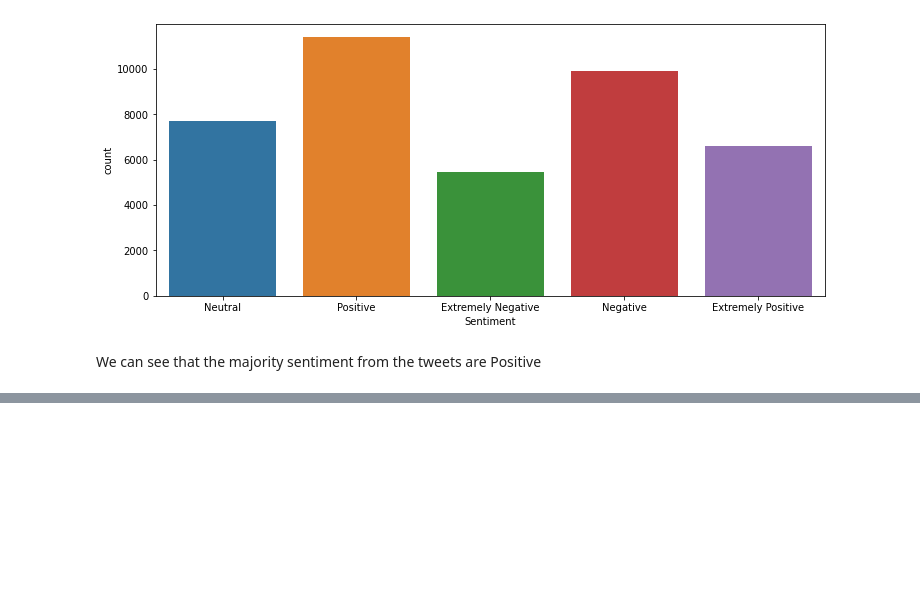
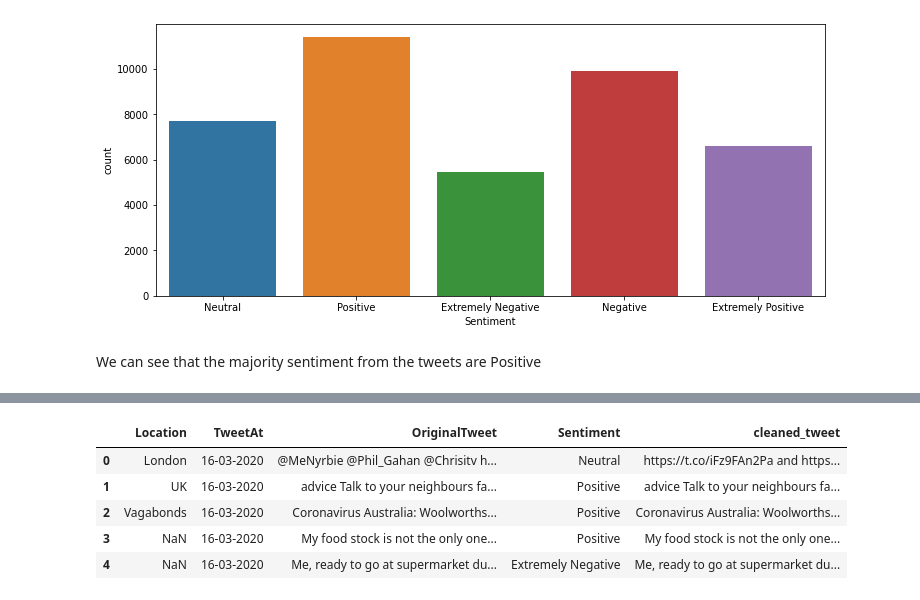
Before and after one commit to Nakulpradeep94/Coronavirus-Tweet-Sentiment-Analysis, a Jupyter notebook: Coronavirus_Tweet_Sentiment_Analysis_Capstone_Project.ipynb, the cells around one changed output, grey strips where cells are left out. Drawn from its saved outputs; the diff is of its cells as text; code cells hidden in the pictures; blank space fills up the shorter version.

```diff
--- a/Coronavirus_Tweet_Sentiment_Analysis_Capstone_Project.ipynb
+++ b/Coronavirus_Tweet_Sentiment_Analysis_Capstone_Project.ipynb
@@ -181,0 +255,5 @@ We can see that the majority sentiment from the tweets are Positive
+# %%
+pd.options.display.width = None
+# %%
+#To view entire text
+pd.set_option('display.max_colwidth', None)
@@ -181,0 +272,19 @@ We can see that the majority sentiment from the tweets are Positive
+# %%
+# write function for removing regular expression
+def remove_pattern(input_txt, pattern):
+    r = re.findall(pattern, input_txt)
+    for i in r:
+        input_txt = re.sub(i,'',input_txt)
+    return input_txt
+# %%
+#removing re with @[\w]*
+df['cleaned_tweet'] = np.vectorize(remove_pattern)(df['OriginalTweet'], '@[\w]*')
+# %%
+df.head()
+# %% [output]
+|  | Location | TweetAt | OriginalTweet | Sentiment | cleaned_tweet |
+| 0 | London | 16-03-2020 | @MeNyrbie @Phil_Gahan @Chrisitv h... | Neutral | https://t.co/iFz9FAn2Pa and https... |
+| 1 | UK | 16-03-2020 | advice Talk to your neighbours fa... | Positive | advice Talk to your neighbours fa... |
+| 2 | Vagabonds | 16-03-2020 | Coronavirus Australia: Woolworths... | Positive | Coronavirus Australia: Woolworths... |
+| 3 | NaN | 16-03-2020 | My food stock is not the only one... | Positive | My food stock is not the only one... |
+| 4 | NaN | 16-03-2020 | Me, ready to go at supermarket du... | Extremely Negative | Me, ready to go at supermarket du... |
```
Also changed, not shown: parts of 20 cells of this notebook.
